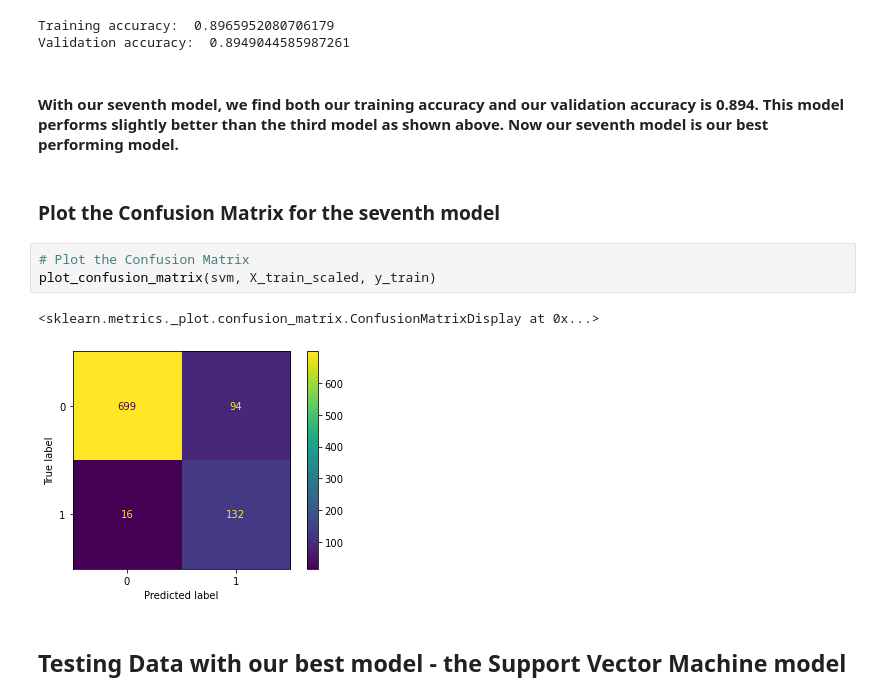
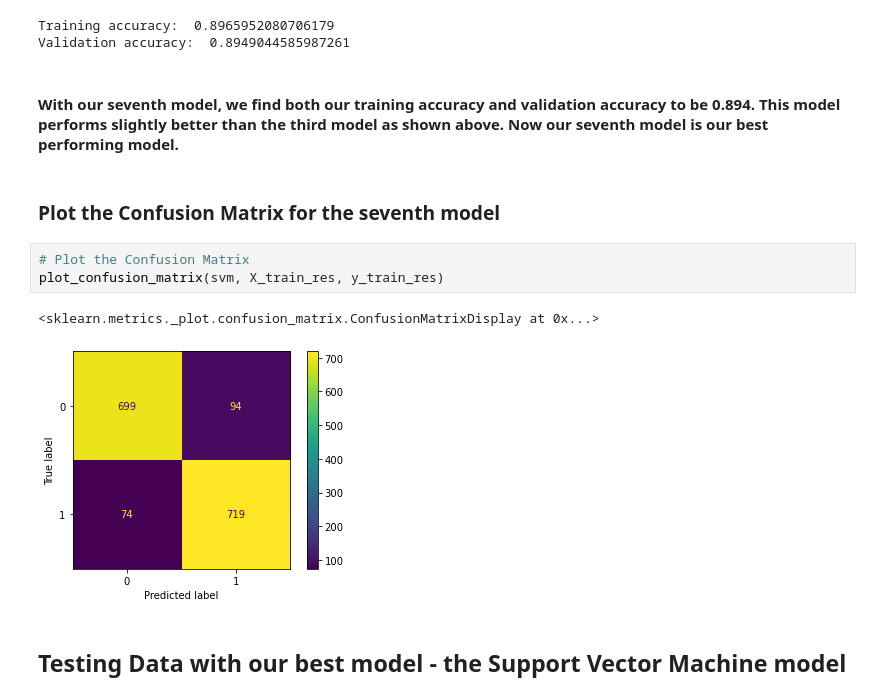
Before and after one commit to asval211/pga_golf_dataset, a Jupyter notebook: pga_golf_data_project.ipynb, the cells around one changed output. Cells and saved outputs as stored; diff of their text form.

Commit message:
PGA Golf Models and Charts

```diff
--- a/pga_golf_data_project.ipynb
+++ b/pga_golf_data_project.ipynb
@@ -619,15 +592,15 @@ logreg3 = modeling_function(logreg3, X_train_res, y_train_res, X_val_scaled, y_v
 Training accuracy:  0.8965952080706179
 Validation accuracy:  0.8949044585987261
 # %% [markdown]
-#### With our seventh model, we find both our training accuracy and our validation accuracy is 0.894. This model performs slightly better than the third model as shown above. Now our seventh model is our best performing model.
+#### With our seventh model, we find both our training accuracy and validation accuracy to be 0.894. This model performs slightly better than the third model as shown above. Now our seventh model is our best performing model.
 # %% [markdown]
 ### Plot the Confusion Matrix for the seventh model
 # %%
 # Plot the Confusion Matrix
-plot_confusion_matrix(svm, X_train_scaled, y_train)
+plot_confusion_matrix(svm, X_train_res, y_train_res)
 # %% [output]
 <sklearn.metrics._plot.confusion_matrix.ConfusionMatrixDisplay at 0x...>
-[figure, old version]
+[figure, new version]
 # %% [markdown]
 ## Testing Data with our best model - the Support Vector Machine model
 # %%
```
Also changed, not shown: parts of 28 cells of this notebook.
